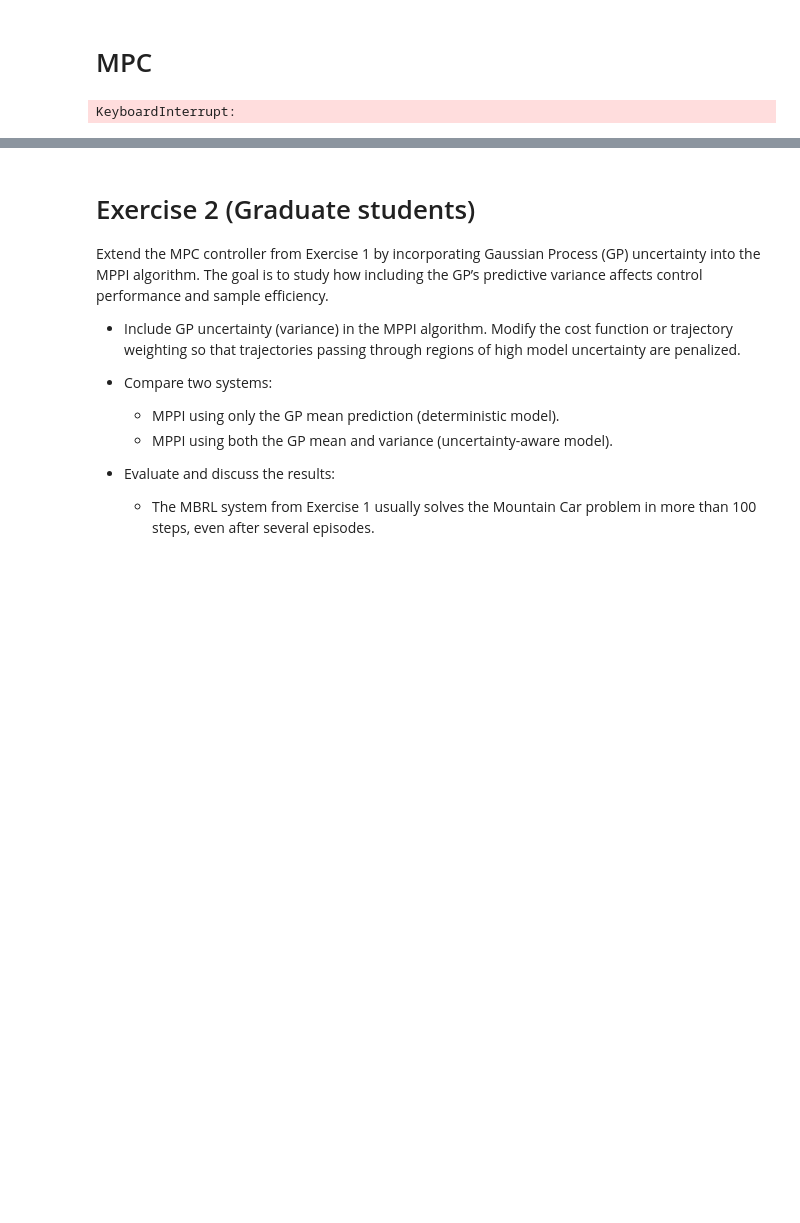
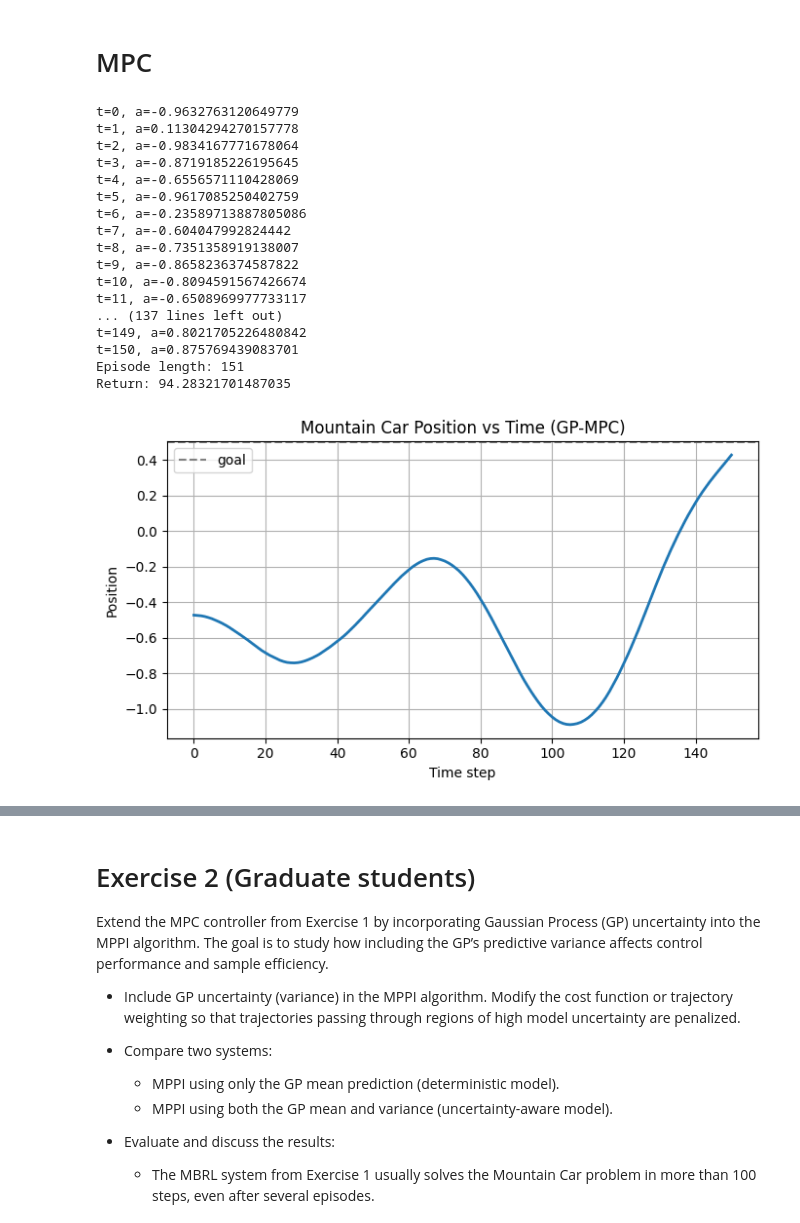
Before and after one commit to aem226/Reinforcement-Learning-Projects, a Jupyter notebook: lab11_MBRL.ipynb, the cells around one changed output, grey strips where cells are left out. Saved outputs shown, nothing was run; the diff lists cells and outputs as text; code cells hidden in the pictures; blank space fills up the shorter version.

```diff
--- a/lab11_MBRL.ipynb
+++ b/lab11_MBRL.ipynb
@@ -482,15 +482,6 @@ def cost_fn(state, a):
     # encourage movement toward goal; reward velocity
     cost = target**2 - 1000 * np.abs(v)
     return cost
-# %%
-def cost_fn(state, a):
-    x, v = state
-    goal = 0.5
-    target = goal - x
-
-    # encourage movement toward goal; reward velocity
-    cost = target**2 - 1000 * np.abs(v)
-    return cost
 # %%
 def gp_mountain_car_dynamics(state, a, gps):
     x, v = state
@@ -565,35 +556,58 @@ def mpc_action(state, H=25, N_seq=200, plot=False, plot_best=5):
 # %%
 H = 20
 N_seq = 50
 max_steps = 300
-
 
 obs, _ = env.reset(seed=0)
 positions = []
 returns = 0.0
 
 for t in range(max_steps):
+
     a = mpc_action(obs, H=H, N_seq=N_seq)
+
+    # Log position
+    positions.append(obs[0])
+
+    # Step environment
+    obs, r, term, trunc, _ = env.step([a])
+    returns += r
+
     print(f"t={t}, a={a}")
-
-    obs, r, term, trunc, _ = env.step([a])  # IMPORTANT: [a]
-    returns += r
 
     if term or trunc:
         break
 
 print("Episode length:", t+1)
 print("Return:", returns)
 
+
 plt.figure(figsize=(7,4))
-plt.plot(positions)
+plt.plot(positions, linewidth=2)
 plt.axhline(0.5, ls="--", c="gray", label="goal")
 plt.xlabel("Time step")
 plt.ylabel("Position")
 plt.title("Mountain Car Position vs Time (GP-MPC)")
 plt.legend()
 plt.grid(True)
 plt.tight_layout()
 plt.show()
 # %% [output]
-KeyboardInterrupt:
+t=0, a=-0.9632763120649779
+t=1, a=0.11304294270157778
+t=2, a=-0.9834167771678064
+t=3, a=-0.8719185226195645
+t=4, a=-0.6556571110428069
+t=5, a=-0.9617085250402759
+t=6, a=-0.23589713887805086
+t=7, a=-0.604047992824442
+t=8, a=-0.7351358919138007
+t=9, a=-0.8658236374587822
+t=10, a=-0.8094591567426674
+t=11, a=-0.6508969977733117
+... (137 lines left out)
+t=149, a=0.8021705226480842
+t=150, a=0.875769439083701
+Episode length: 151
+Return: 94.28321701487035
+[figure, added]
```
Also changed, not shown: parts of 5 cells of this notebook.
